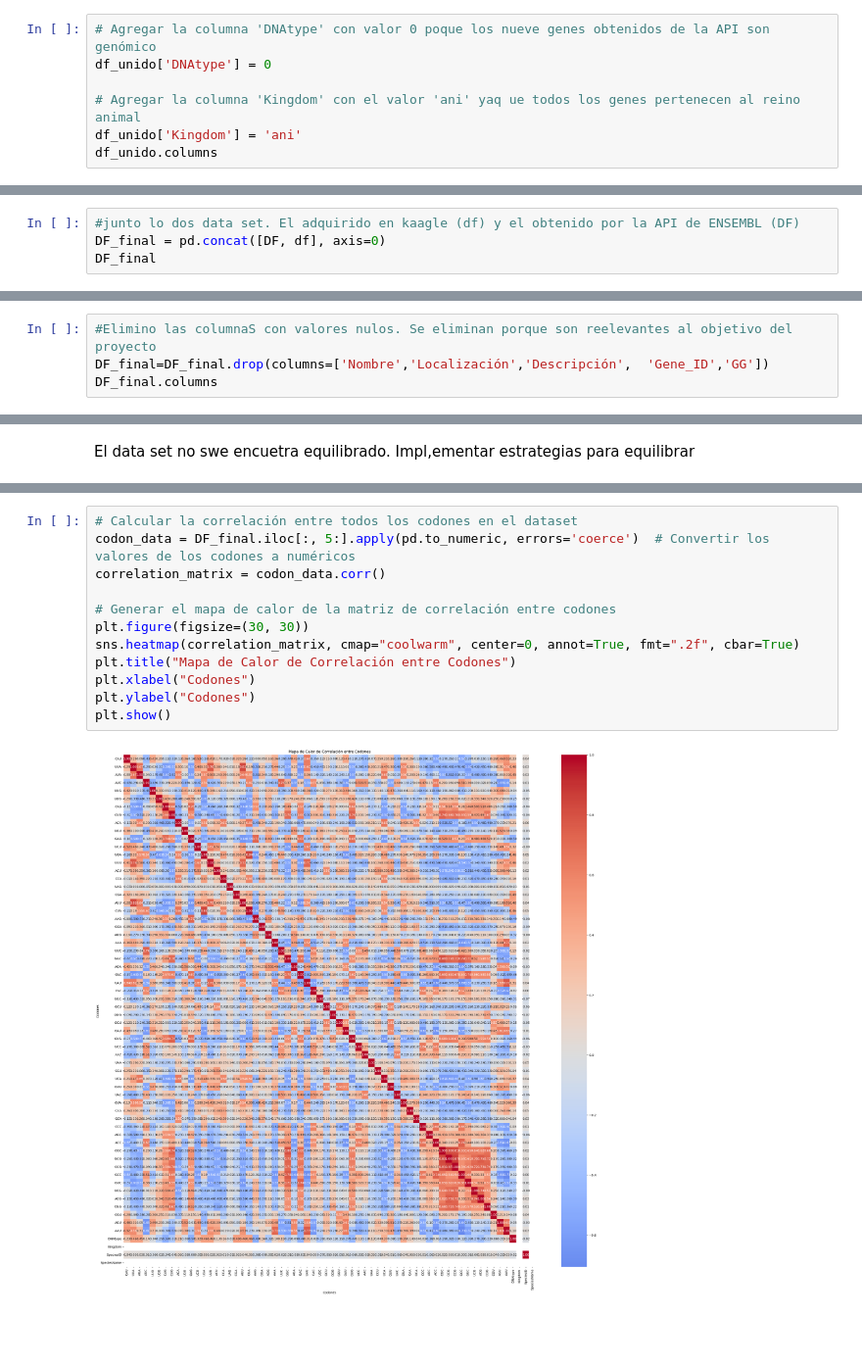
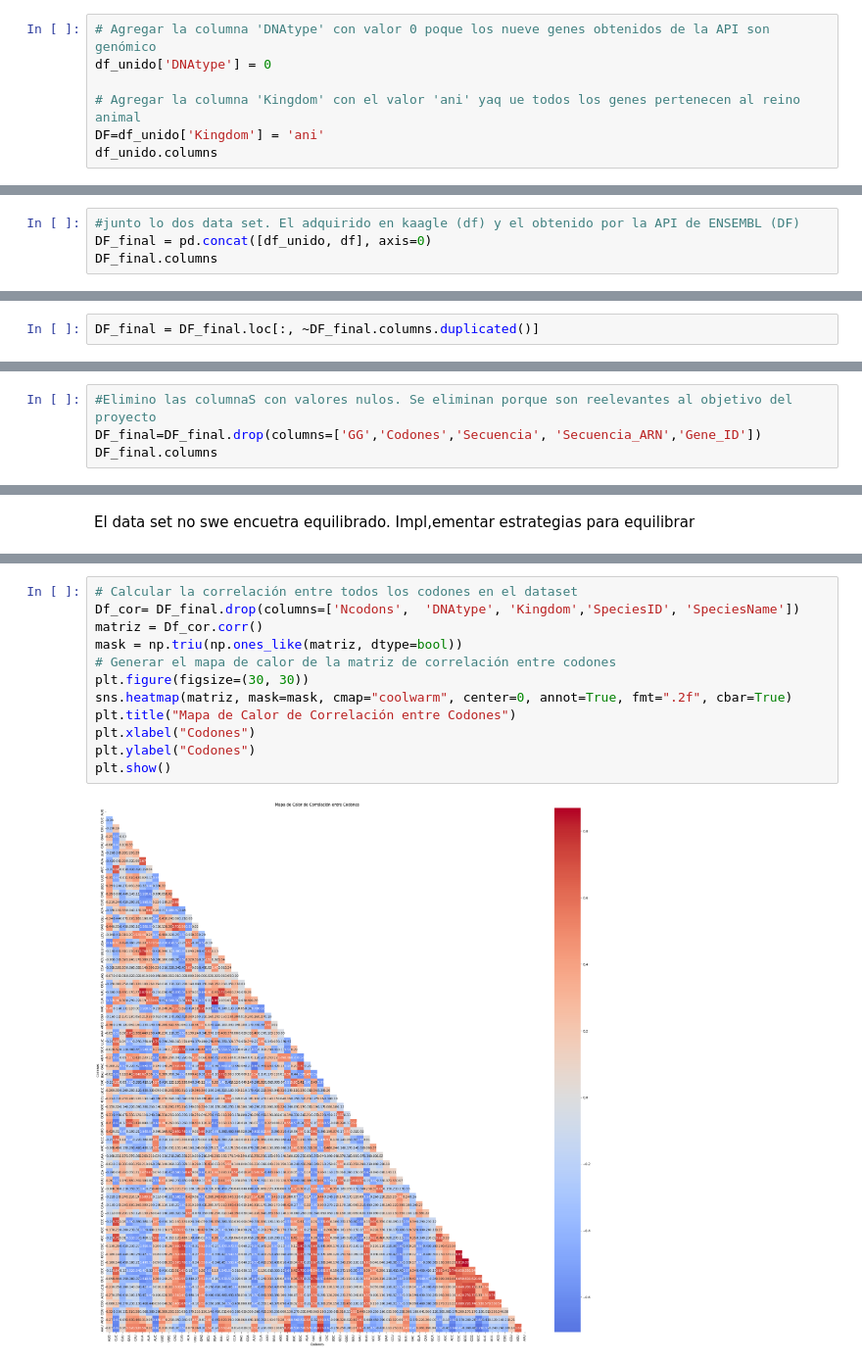
Before and after one commit to esconjaureguy/codon_usage, a Jupyter notebook: codon_usage.ipynb, the cells around one changed output, grey strips where cells are left out. Shown at 98% size. Drawn from its saved outputs; the diff is of its cells as text; blank space fills up the shorter version.

```diff
--- a/codon_usage.ipynb
+++ b/codon_usage.ipynb
@@ -328,6 +357,6 @@ df_unido
 df_unido['DNAtype'] = 0
 
 # Agregar la columna 'Kingdom' con el valor 'ani' yaq ue todos los genes pertenecen al reino animal
-df_unido['Kingdom'] = 'ani'
+DF=df_unido['Kingdom'] = 'ani'
 df_unido.columns
 # %% [output]
@@ -372,6 +373,6 @@ Index(['Kingdom', 'DNAtype', 'SpeciesID', 'Ncodons', 'SpeciesName', 'UUU',
 # **Data Wrangling**
 # %%
 #junto lo dos data set. El adquirido en kaagle (df) y el obtenido por la API de ENSEMBL (DF)
-DF_final = pd.concat([DF, df], axis=0)
-DF_final
+DF_final = pd.concat([df_unido, df], axis=0)
+DF_final.columns
 # %% [output]
@@ -391,3 +389,5 @@ DF_final
+# %%
+DF_final = DF_final.loc[:, ~DF_final.columns.duplicated()]
 # %%
 #ver todas lasvariables que tiene el data set
 DF_final.dtypes.value_counts()
@@ -423,6 +423,6 @@ msno.bar(DF_final)
 # %%
 #Elimino las columnaS con valores nulos. Se eliminan porque son reelevantes al objetivo del proyecto
-DF_final=DF_final.drop(columns=['Nombre','Localización','Descripción',	'Gene_ID','GG'])
+DF_final=DF_final.drop(columns=['GG','Codones','Secuencia', 'Secuencia_ARN','Gene_ID'])
 DF_final.columns
 # %% [output]
 Index(['Ncodons', 'AUG', 'CUC', 'CUU', 'GAA', 'CAU', 'UUA', 'AUA', 'AUC',
@@ -575,14 +702,14 @@ plt.show()
 # %%
 # Calcular la correlación entre todos los codones en el dataset
-codon_data = DF_final.iloc[:, 5:].apply(pd.to_numeric, errors='coerce')  # Convertir los valores de los codones a numéricos
-correlation_matrix = codon_data.corr()
-
+Df_cor= DF_final.drop(columns=['Ncodons',  'DNAtype', 'Kingdom','SpeciesID', 'SpeciesName'])
+matriz = Df_cor.corr()
+mask = np.triu(np.ones_like(matriz, dtype=bool))
 # Generar el mapa de calor de la matriz de correlación entre codones
 plt.figure(figsize=(30, 30))
-sns.heatmap(correlation_matrix, cmap="coolwarm", center=0, annot=True, fmt=".2f", cbar=True)
+sns.heatmap(matriz, mask=mask, cmap="coolwarm", center=0, annot=True, fmt=".2f", cbar=True)
 plt.title("Mapa de Calor de Correlación entre Codones")
 plt.xlabel("Codones")
 plt.ylabel("Codones")
 plt.show()
 # %% [output]
-[figure, old version]
+[figure, new version]
```
Also changed, not shown: parts of 48 cells of this notebook.
